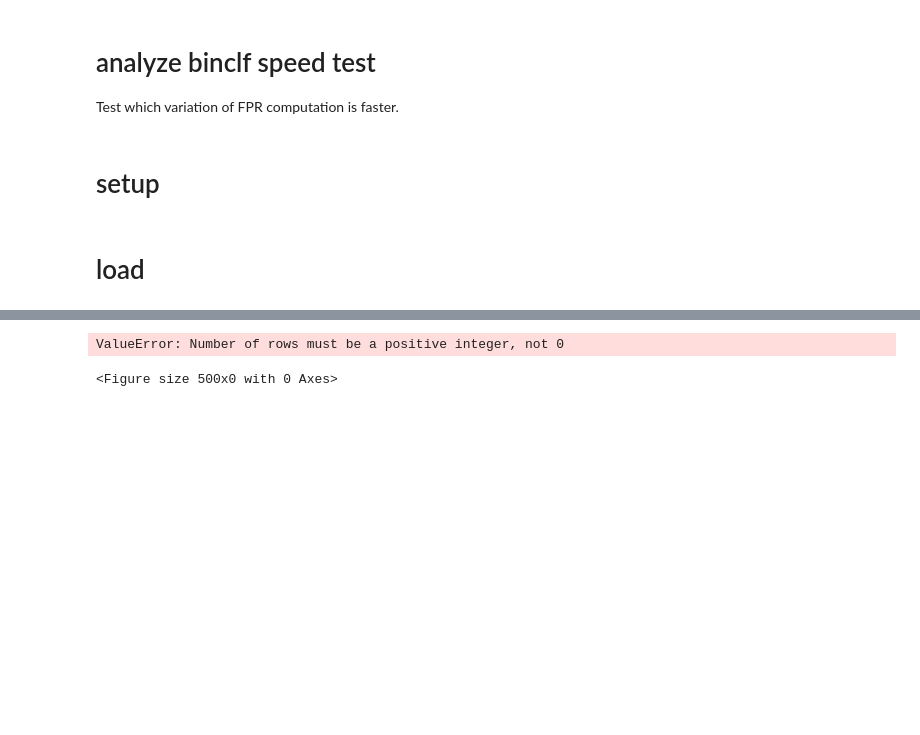
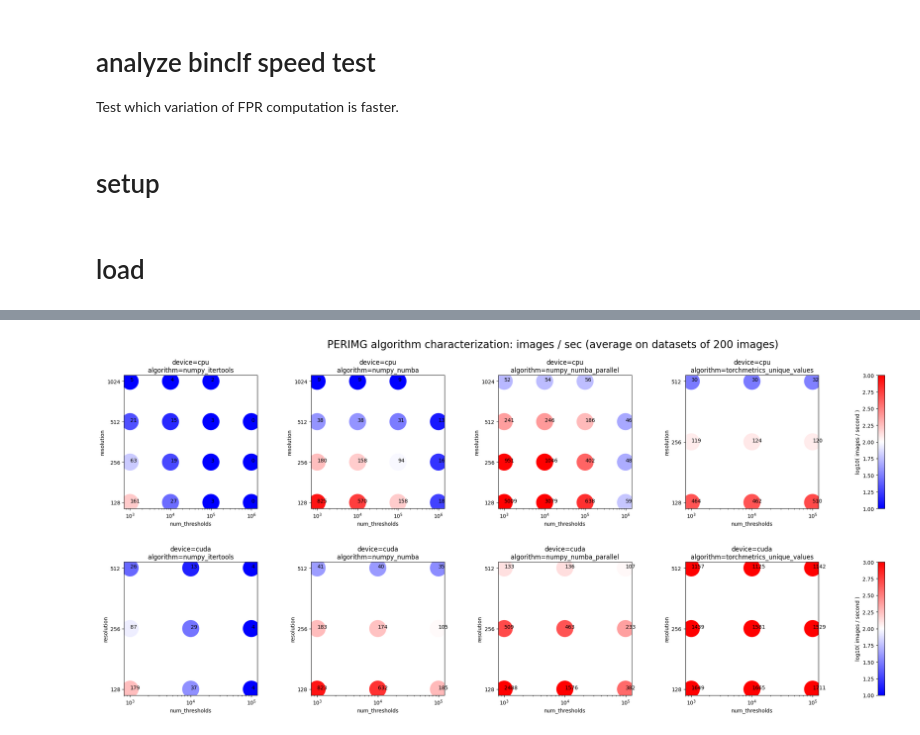
Before and after one commit to jpcbertoldo/binclf-speed-test, a Jupyter notebook: analyze.ipynb, the cells around one changed output, grey strips where cells are left out. Drawn from its saved outputs; the diff is of its cells as text; code cells hidden in the pictures; blank space fills up the shorter version.

```diff
--- a/analyze.ipynb
+++ b/analyze.ipynb
@@ -174,13 +182,13 @@ PLOTGRID_COL_COLS = ["algorithm"]
 LINE_COLS = []
 # "device"
 
-dfplot = df.query("num_images in (200,) and algorithm in ('numpy_numba', 'numpy_numba_parallel', 'numpy_itertools')")
+dfplot = df_perimg.query("num_images in (200,) and algorithm in ('numpy_numba', 'numpy_numba_parallel', 'numpy_itertools', 'torchmetrics_unique_values' )")
 
 # `pg` stands for `plotgrid`
 pg_row_dfidxs = dfplot.groupby(PLOTGRID_ROW_COLS).size().index.tolist() if len(PLOTGRID_ROW_COLS) > 0 else [None]
 pg_col_dfidxs = dfplot.groupby(PLOTGRID_COL_COLS).size().index.tolist() if len(PLOTGRID_COL_COLS) > 0 else [None]
 
-fig, axes = plt.subplots(nr := len(pg_row_dfidxs), nc := len(pg_col_dfidxs) + 1, figsize=(nc * (sz := 5), nr * sz))
+fig, axes = plt.subplots(nr := len(pg_row_dfidxs), nc := len(pg_col_dfidxs) + 1, figsize=(nc * (sz := 5), nr * sz))  # CUSTOM
 axes = (axes if nr*nc > 1 else np.array(axes) ).reshape(nr, nc)
 
 # `gidx` stands for `group index` , `gdf` stands for `group dataframe`
@@ -208,42 +216,41 @@ for pgrow_gidx, pgrow_gdf in dfplot.groupby(PLOTGRID_ROW_COLS) if len(PLOTGRID_R
 
             # ------------------------------------------------------------
 
-            data = line_gdf.groupby(["resolution", "num_thresholds"]).describe()["imgs_persec"][["mean", "std"]].reset_index()
+            data = line_gdf.groupby(["resolution", "num_thresholds"]).describe()["imgs_persec"][["mean"]].reset_index()
             xs = data["num_thresholds"]
             ys = data["resolution"]
             zs = np.log10(data["mean"])
             handle = ax.scatter(
                 x=xs, y=ys, c=zs,
-                marker="o", vmin=0, vmax=2, s=1000, cmap="bwr",
+                marker="o", vmin=1, vmax=3, s=1000, cmap="bwr",
                 label="log10(images / second)",
             )
             for x, y, z in zip(xs, ys, zs): _ = ax.annotate(f"{10**z:.0f}", (x, y))
 
         _ = ax.set_aspect("equal")
         _ = ax.set_xscale("log")
         _ = ax.set_yscale("log", base=2)
         _ = ax.yaxis.set_major_formatter(mpl.ticker.ScalarFormatter())
         _ = ax.set_xlabel("num_thresholds")
         _ = ax.set_ylabel("resolution")
 
     _ = fig.colorbar(handle, ax=axes[pg_ridx, -1], label="log10( images / second )", orientation="vertical", location="left")
 
 # ------------------------------------------------------------
 lims = np.array([[ax.get_xlim(), ax.get_ylim()] for ax in axes.flatten()]).reshape(axes.shape + (2, 2))
 pgrows_lims = np.stack([lims[..., 0].min(axis=1), lims[..., 1].max(axis=1)], axis=-1)
 pgcols_lims = np.stack([lims[..., 0].min(axis=0), lims[..., 1].max(axis=0)], axis=-1)
 
 # grid-row: same y-axis limits
 # for ax, (ridx, cidx) in zip(axes.flatten(), np.ndindex(axes.shape)): _ = ax.set_ylim(pgrows_lims[ridx][1])
 # grid-col: same x-axis limits
 # for ax, (ridx, cidx) in zip(axes.flatten(), np.ndindex(axes.shape)): _ = ax.set_xlim(pgcols_lims[cidx][0])
 
 # turn off axes for subplots that are empty
 for ax in [ax for ax in axes.flatten() if not ax.get_title()]: _ = ax.set_visible(False)
 
-_ = fig.suptitle("algorithm characterization: images / sec (average on datasets of 200 images)", fontsize=20, y=1.002)
+_ = fig.suptitle("PERIMG algorithm characterization: images / sec (average on datasets of 200 images)", fontsize=20, y=1.002)
 _ = fig.tight_layout(h_pad=0, w_pad=0)
 _ = fig.subplots_adjust(hspace=0.4, wspace=0.2)
 # %% [output]
-ValueError: Number of rows must be a positive integer, not 0
-<Figure size 500x0 with 0 Axes>
+[figure, added]
```
Also changed, not shown: parts of 14 cells of this notebook.
